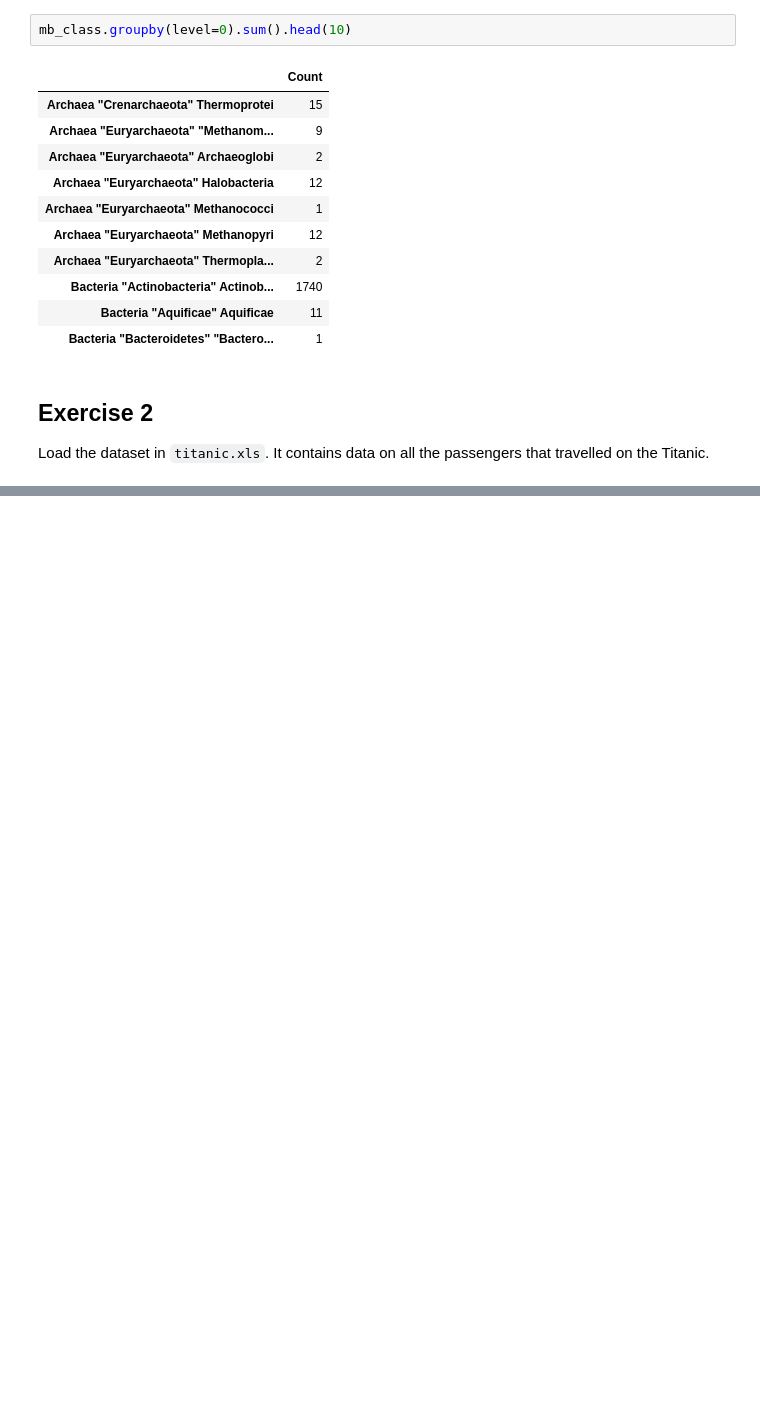
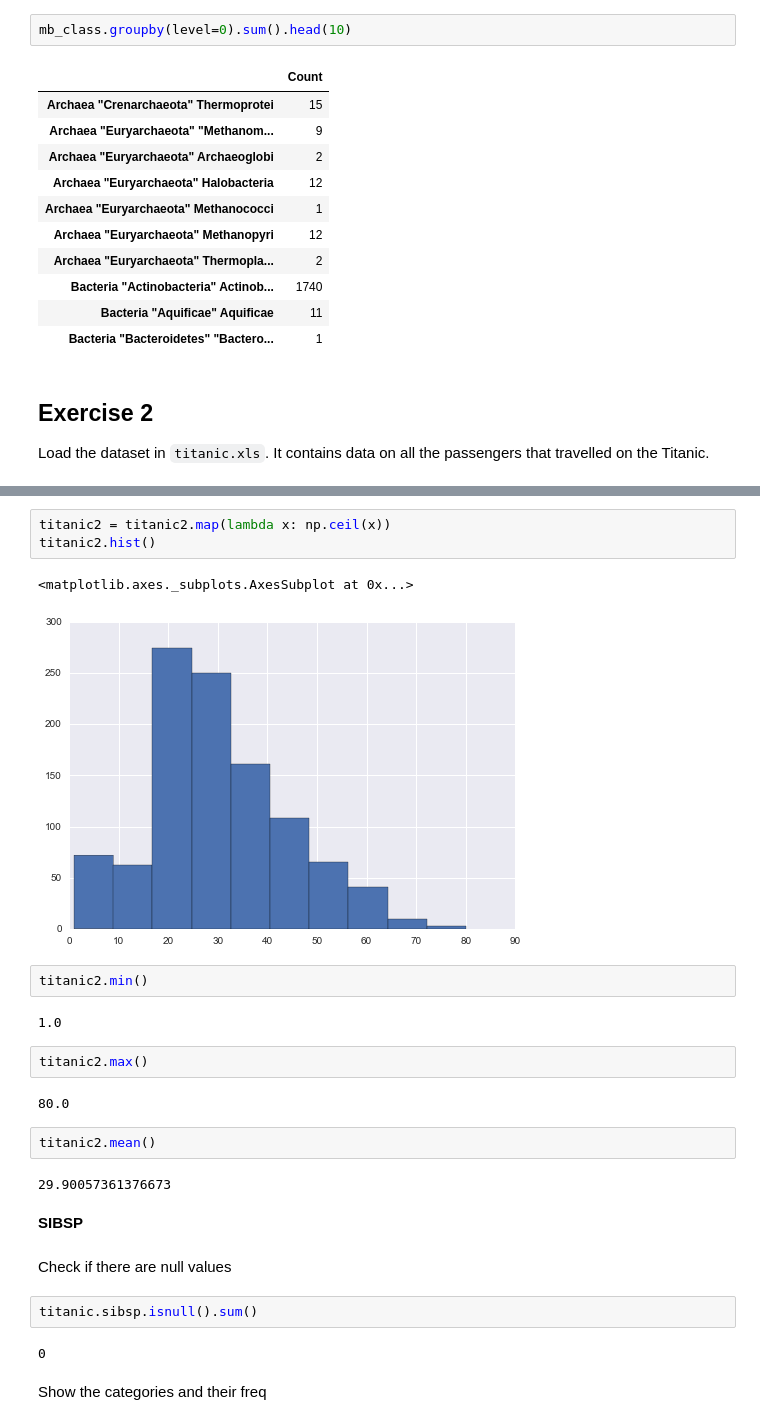
Before and after one commit to bojbilla/AdaHomeworks, a Jupyter notebook: 01 - Pandas and Data Wrangling/Data Wrangling with Pandas.ipynb, the cells around one changed output, grey strips where cells are left out. Cells and saved outputs as stored; diff of their text form; blank space fills up the shorter version.

```diff
--- a/01 - Pandas and Data Wrangling/Data Wrangling with Pandas.ipynb
+++ b/01 - Pandas and Data Wrangling/Data Wrangling with Pandas.ipynb
@@ -1594,0 +1624,28 @@ Women and children first?
+# %%
+titanic2 = titanic2.map(lambda x: np.ceil(x))
+titanic2.hist()
+# %% [output]
+<matplotlib.axes._subplots.AxesSubplot at 0x...>
+[figure, added]
+# %%
+titanic2.min()
+# %% [output]
+1.0
+# %%
+titanic2.max()
+# %% [output]
+80.0
+# %%
+titanic2.mean()
+# %% [output]
+29.90057361376673
+# %% [markdown]
+<b>SIBSP</b>
+# %% [markdown]
+Check if there are null values
+# %%
+titanic.sibsp.isnull().sum()
+# %% [output]
+0
+# %% [markdown]
+Show the categories and their freq
```
Also changed, not shown: parts of 87 cells of this notebook.
